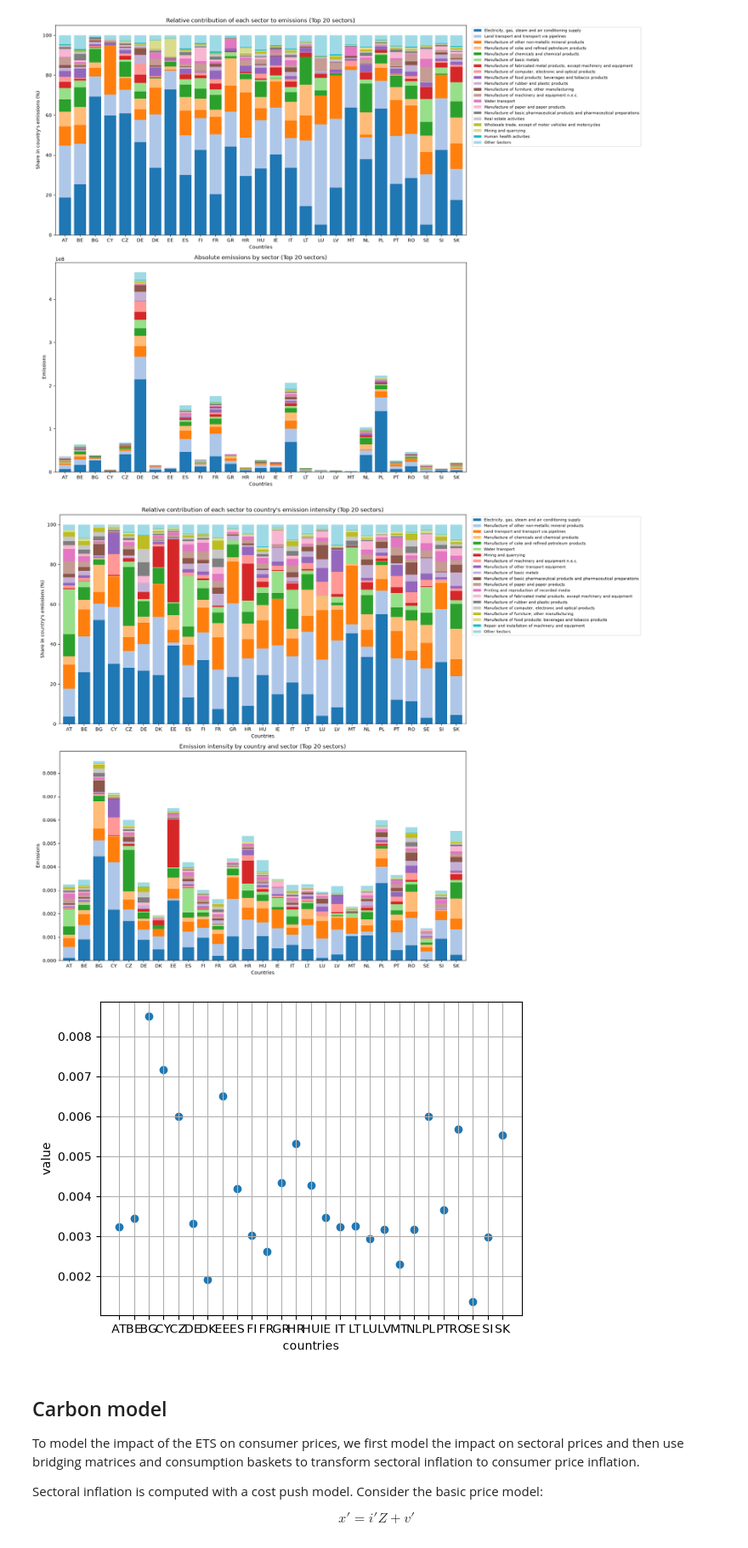
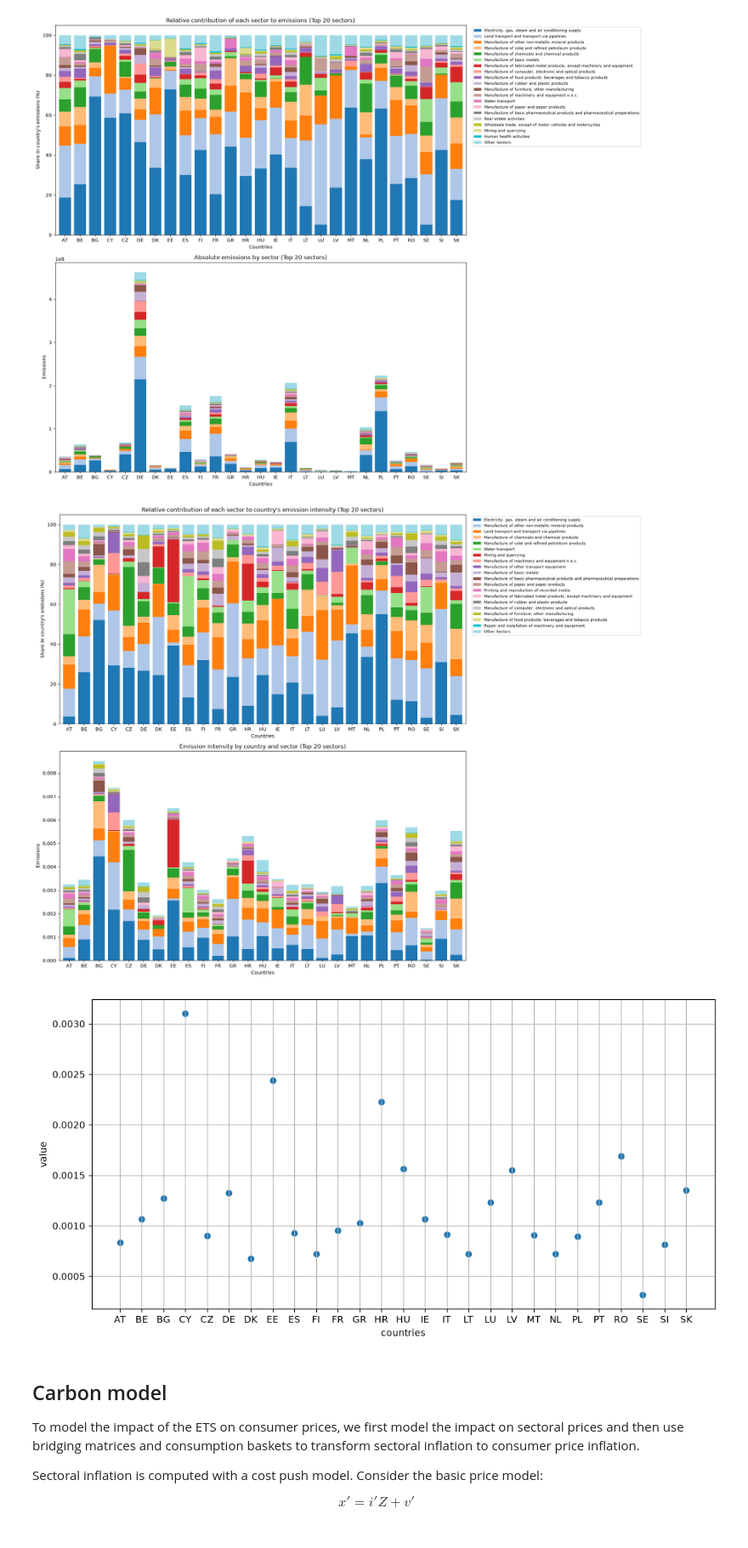
Before and after one commit to wirth-florian/eu-ets-inflation-impact, a Jupyter notebook: code/carbonflation_modelling.ipynb, the cells around one changed output. Shown at 85% size. Drawn from its saved outputs; the diff is of its cells as text; code cells hidden in the pictures.

```diff
--- a/code/carbonflation_modelling.ipynb
+++ b/code/carbonflation_modelling.ipynb
@@ -17,8 +17,6 @@ import matplotlib.pyplot as plt
 from matplotlib.colors import LogNorm
 import eurostat
 from itertools import product
-import pickle
-import gzip
 import logging
 import warnings
 
@@ -36,7 +34,7 @@ warnings.filterwarnings("ignore", category=UserWarning, module=r"xarray\.namedar
 
 year = 2024  # Set the year for the analysis
 country_coverage = "eu27"
-emission_coverage = "ets1and2" # coverage options: "ets1", "ets2" "ets1and2", "all" (for all emissions)
+emission_coverage = "ets2" # coverage options: "ets1", "ets2" "ets1and2", "all" (for all emissions)
 price_scenario = "ets1and2-low"
 figure_path = "../figures"
 
@@ -306,7 +289,6 @@ plt.show()
 [figure]
 # %%
 df = q_ets1and2.develop().to_pandas()
-
 
 top20 = df.sum().nlargest(19).index
 pct = df.div(df.sum(axis=1), axis=0) * 100
@@ -317,7 +299,7 @@ abs_df = df[top20].copy()
 abs_df["Other Sectors"] = df.drop(columns=top20).sum(axis=1)
 
 cmap = plt.get_cmap("tab20")
-colors = [cmap(i) for i in range(20)] + ["lightblue"]
+colors = [cmap(i) for i in range(20)]
 
 fig, axes = plt.subplots(2, 1, figsize=(18, 14))
 
@@ -339,21 +321,20 @@ axes[0].legend(plot_df.columns, bbox_to_anchor=(1.01, 1), loc="upper left", font
 plt.tight_layout()
 plt.show()
 # %% [output]
-[figure, old version]
+[figure, new version]
 # %%
 # Emission intensity
 df = q.sum(on= "sectors").to_pandas()
-
 df = df.reset_index()
 
-fig, ax = plt.subplots()
+fig, ax = plt.subplots(figsize = (12,6))
 ax.scatter(df["countries"], df.iloc[:, 1])
 ax.set_xlabel("countries")
 ax.set_ylabel("value")
 ax.grid(True)
 plt.show()
 # %% [output]
-[figure, old version]
+[figure, new version]
 # %% [markdown]
 ## Carbon model
 
```
Also changed, not shown: parts of 15 cells of this notebook.
